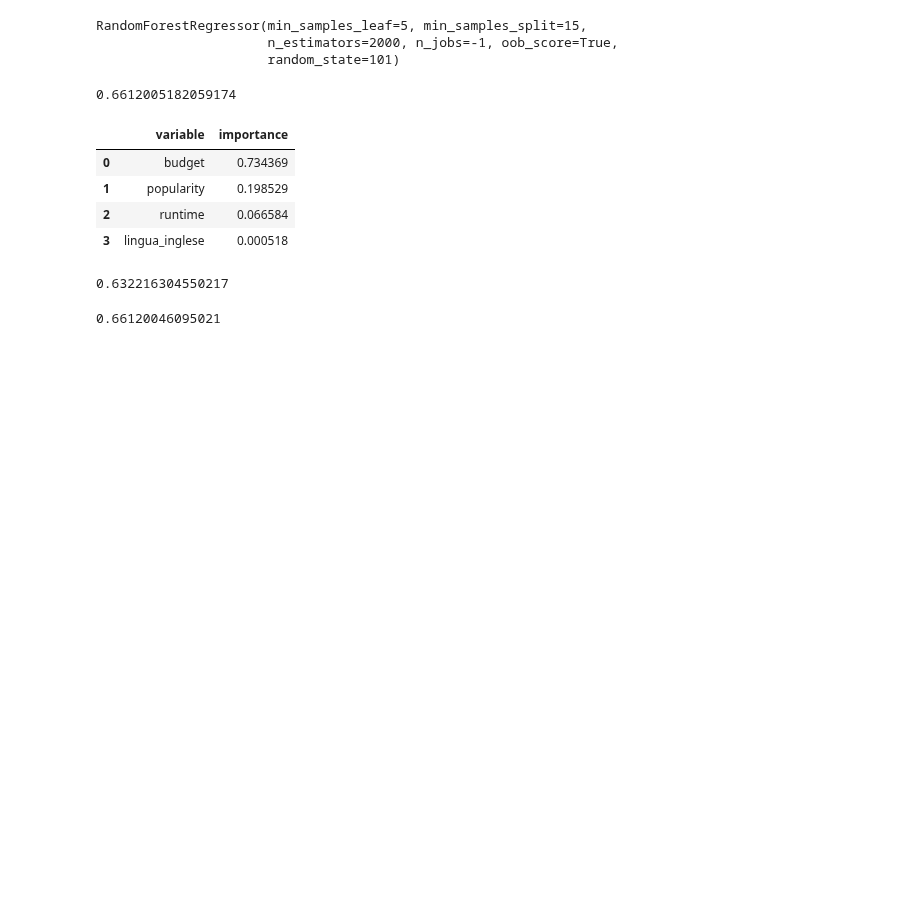
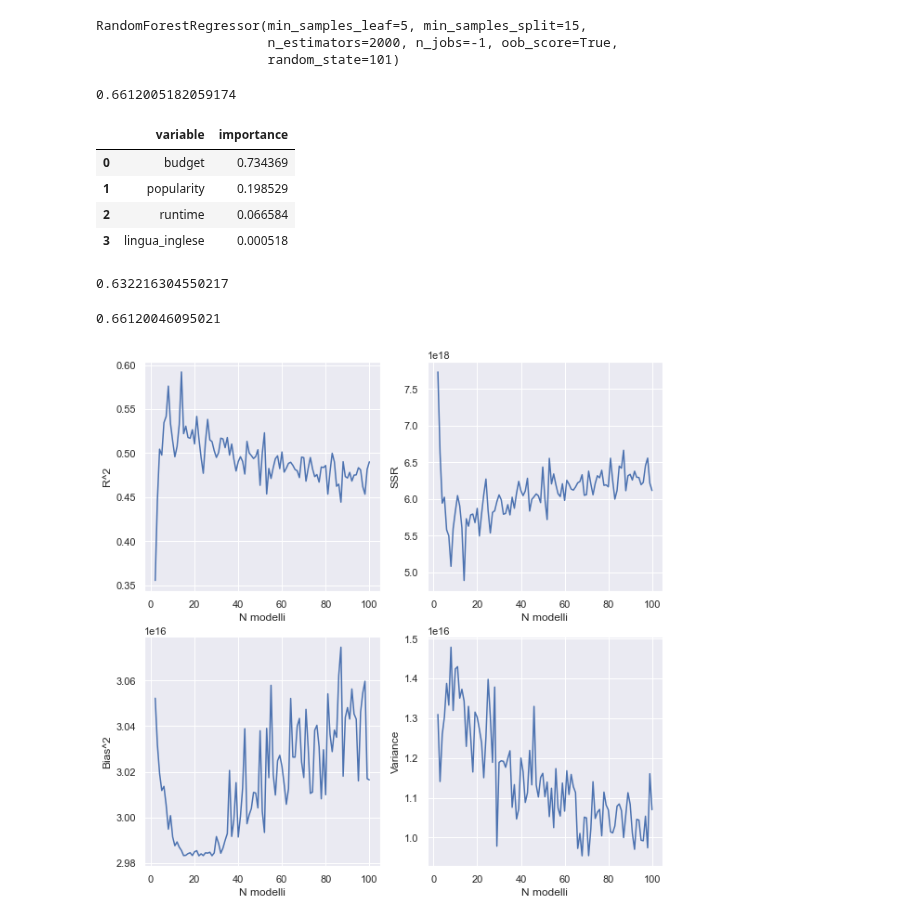
Before and after one commit to Riki98/DWM-Project, a Jupyter notebook: Progetto/Progetto.ipynb, the cells around one changed output. Saved outputs shown, nothing was run; the diff lists cells and outputs as text; code cells hidden in the pictures; blank space fills up the shorter version.

```diff
--- a/Progetto/Progetto.ipynb
+++ b/Progetto/Progetto.ipynb
@@ -942,3 +927,36 @@ rf.oob_score_
 r2_score(y_test,pred)
 # %% [output]
 0.66120046095021
+# %%
+from sklearn.ensemble import AdaBoostRegressor
+from sklearn.datasets import make_classification
+from sklearn.tree import DecisionTreeRegressor
+from sklearn.ensemble import RandomForestClassifier,AdaBoostClassifier,GradientBoostingClassifier
+
+def tuning_ada(best_dt, n, loss = "linear"):
+    df_dt = pd.DataFrame(columns = ["N modelli", "R^2", "SSR", "Bias^2", "Variance"]) #creo df
+    for model in range(2, n + 1):
+        ada = AdaBoostRegressor(best_dt, n_estimators = model, loss = loss)
+        ada.fit(x_train, y_train)
+        y_predict = ada.predict(x_validate)
+        df_dt = df_dt.append({"N modelli" : model, "R^2" : ada.score(x_validate, y_validate), "SSR" : sum((y_predict - y_validate)**2),
+                              "Bias^2" : np.mean((np.mean(y_predict) - y_validate)**2), "Variance" : np.var(y_predict)}, ignore_index = True)
+    fig, axs = plt.subplots(nrows = 2, ncols = 2, figsize=(10,10))
+    for i, ax in enumerate(axs[0,]):
+        sb.lineplot(ax = ax, data = df_dt, x = "N modelli", y = df_dt.columns[i + 1])
+    for i, ax in enumerate(axs[1,]):
+        sb.lineplot(ax = ax, data = df_dt, x = "N modelli", y = df_dt.columns[i + 3])
+    return df_dt
+# %%
+
+num_var=['budget','popularity','runtime','lingua_inglese']
+
+X=data.loc[:,num_var]
+y=data['revenue']
+x_train,x_test,y_train, y_test=train_test_split(X,y,test_size=0.33,random_state=42)
+x_train, x_validate, y_train, y_validate = train_test_split(x_train, y_train, test_size = 0.2, random_state = 42)
+
+
+df_ada_l = tuning_ada(DecisionTreeRegressor(max_leaf_nodes = 14, max_depth= 4, criterion = "mae"), 100)
+# %% [output]
+[figure, added]
```
Also changed, not shown: parts of 16 cells of this notebook.
